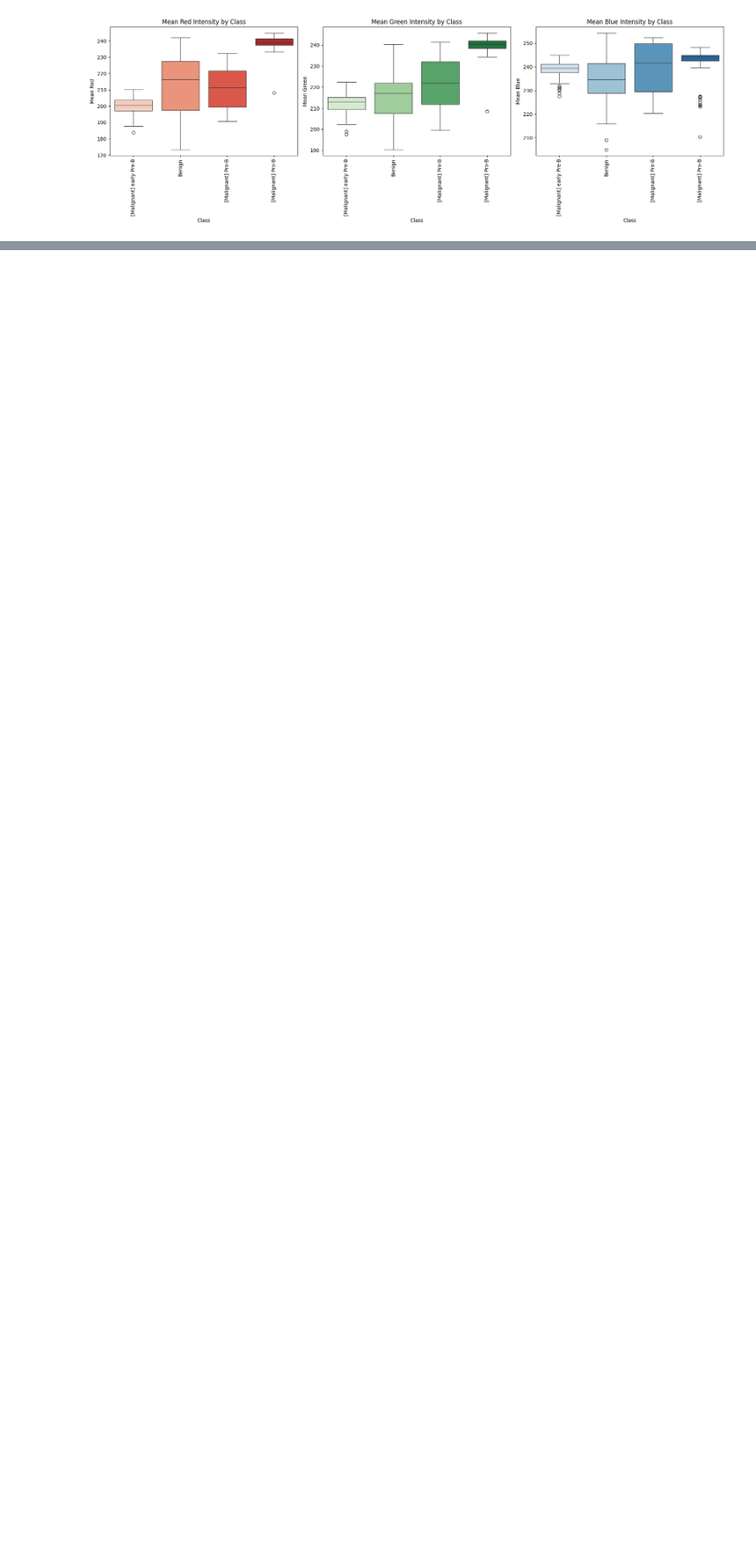
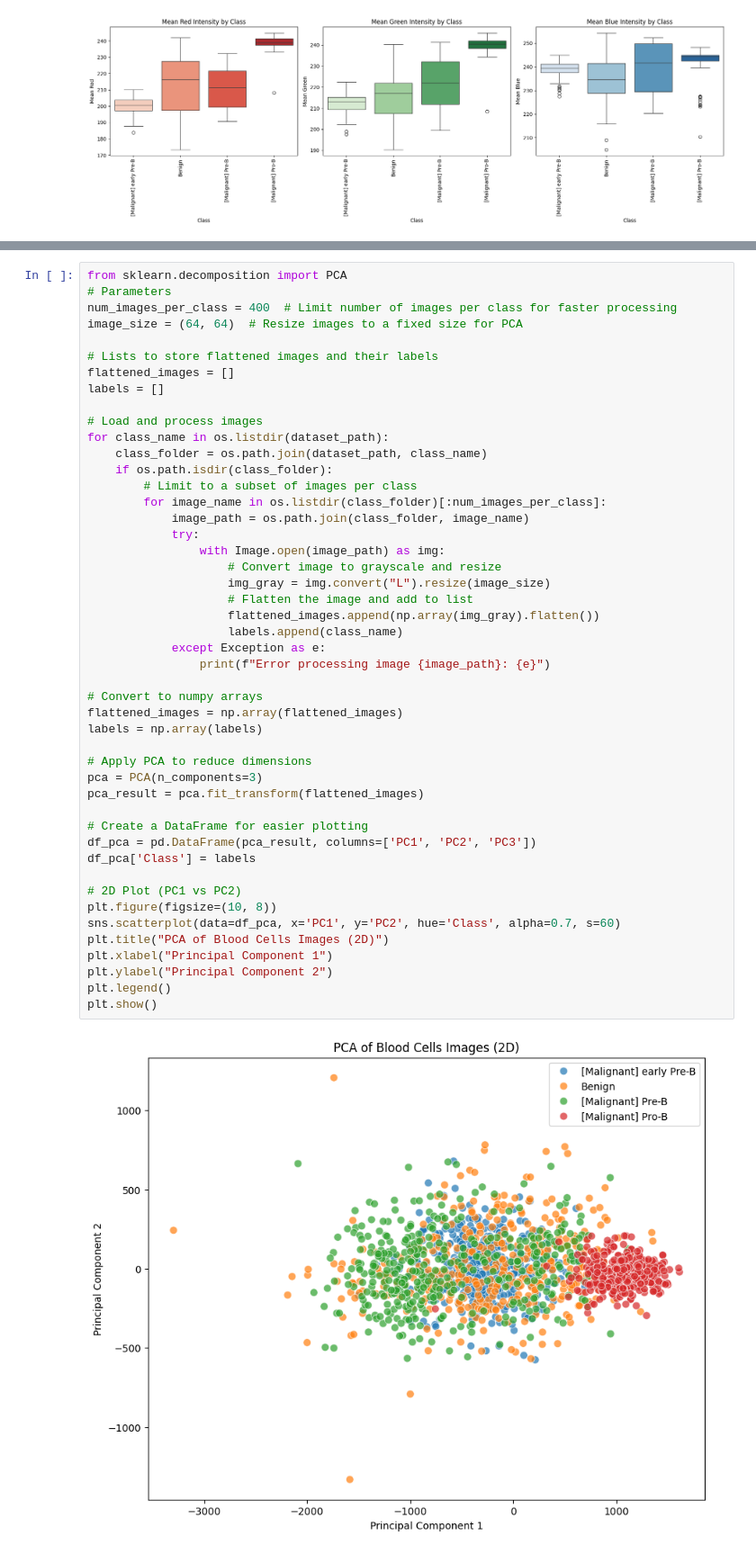
Before and after one commit to UritiSrikanth/Blood-Cells-Cancer-detection-using-CNN, a Jupyter notebook: EDA_of_the_project.ipynb, the cells around one changed output, grey strips where cells are left out. Shown at 90% size. Cells and saved outputs as stored; diff of their text form; blank space fills up the shorter version.

```diff
--- a/EDA_of_the_project.ipynb
+++ b/EDA_of_the_project.ipynb
@@ -307,0 +310,49 @@ plt.show()
+# %%
+from sklearn.decomposition import PCA
+# Parameters
+num_images_per_class = 400  # Limit number of images per class for faster processing
+image_size = (64, 64)  # Resize images to a fixed size for PCA
+
+# Lists to store flattened images and their labels
+flattened_images = []
+labels = []
+
+# Load and process images
+for class_name in os.listdir(dataset_path):
+    class_folder = os.path.join(dataset_path, class_name)
+    if os.path.isdir(class_folder):
+        # Limit to a subset of images per class
+        for image_name in os.listdir(class_folder)[:num_images_per_class]:
+            image_path = os.path.join(class_folder, image_name)
+            try:
+                with Image.open(image_path) as img:
+                    # Convert image to grayscale and resize
+                    img_gray = img.convert("L").resize(image_size)
+                    # Flatten the image and add to list
+                    flattened_images.append(np.array(img_gray).flatten())
+                    labels.append(class_name)
+            except Exception as e:
+                print(f"Error processing image {image_path}: {e}")
+
+# Convert to numpy arrays
+flattened_images = np.array(flattened_images)
+labels = np.array(labels)
+
+# Apply PCA to reduce dimensions
+pca = PCA(n_components=3)
+pca_result = pca.fit_transform(flattened_images)
+
+# Create a DataFrame for easier plotting
+df_pca = pd.DataFrame(pca_result, columns=['PC1', 'PC2', 'PC3'])
+df_pca['Class'] = labels
+
+# 2D Plot (PC1 vs PC2)
+plt.figure(figsize=(10, 8))
+sns.scatterplot(data=df_pca, x='PC1', y='PC2', hue='Class', alpha=0.7, s=60)
+plt.title("PCA of Blood Cells Images (2D)")
+plt.xlabel("Principal Component 1")
+plt.ylabel("Principal Component 2")
+plt.legend()
+plt.show()
+# %% [output]
+[figure, added]
```
Also changed, not shown: parts of 1 cell of this notebook.
